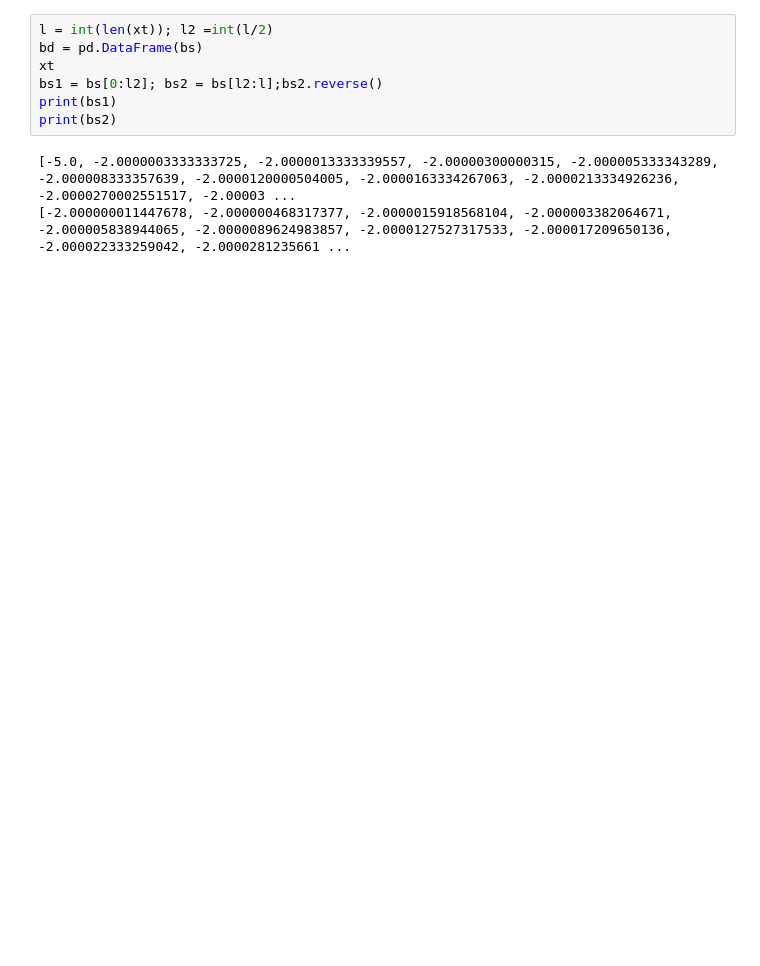
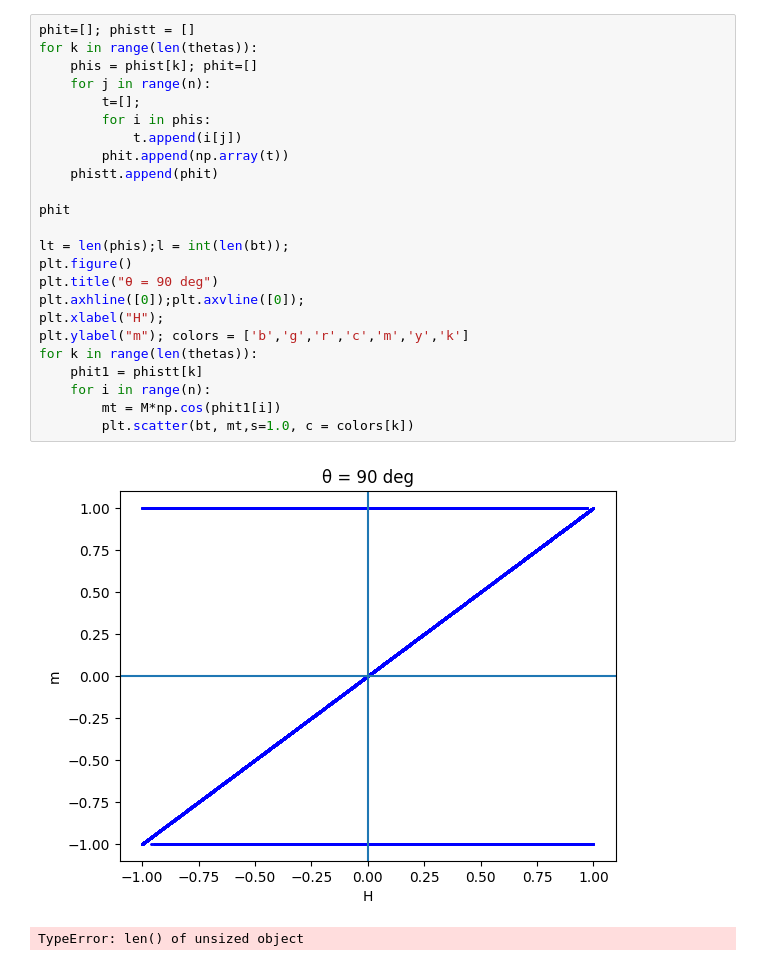
Before and after one commit to Jimbo-Coder/Solid-State-Magneticproj, a Jupyter notebook: Project.ipynb, the cells around one changed output. Saved outputs shown, nothing was run; the diff lists cells and outputs as text; blank space fills up the shorter version.

```diff
--- a/Project.ipynb
+++ b/Project.ipynb
@@ -32,11 +55,30 @@ for j in np.arange(0, 2*np.pi, accuracy):
+# %%
+phit=[]; phistt = []
+for k in range(len(thetas)):
+    phis = phist[k]; phit=[]
+    for j in range(n):
+        t=[];
+        for i in phis:
+            t.append(i[j])
+        phit.append(np.array(t))
+    phistt.append(phit)
+
+phit
+
+lt = len(phis);l = int(len(bt));
+plt.figure()
+plt.title("θ = 90 deg")
+plt.axhline([0]);plt.axvline([0]);
+plt.xlabel("H");
+plt.ylabel("m"); colors = ['b','g','r','c','m','y','k']
+for k in range(len(thetas)):
+    phit1 = phistt[k]
+    for i in range(n):
+        mt = M*np.cos(phit1[i])
+        plt.scatter(bt, mt,s=1.0, c = colors[k])
+# %% [output]
+[figure, added]
 # %%
-l = int(len(xt)); l2 =int(l/2)
-bd = pd.DataFrame(bs)
-xt
-bs1 = bs[0:l2]; bs2 = bs[l2:l];bs2.reverse()
-print(bs1)
-print(bs2)
 # %% [output]
-[-5.0, -2.0000003333333725, -2.0000013333339557, -2.00000300000315, -2.000005333343289, -2.000008333357639, -2.0000120000504005, -2.0000163334267063, -2.0000213334926236, -2.0000270002551517, -2.00003 ...
-[-2.000000011447678, -2.000000468317377, -2.0000015918568104, -2.000003382064671, -2.000005838944065, -2.0000089624983857, -2.0000127527317533, -2.000017209650136, -2.000022333259042, -2.0000281235661 ...
+TypeError: len() of unsized object
 # %%
```
Also changed, not shown: parts of 3 cells of this notebook.
